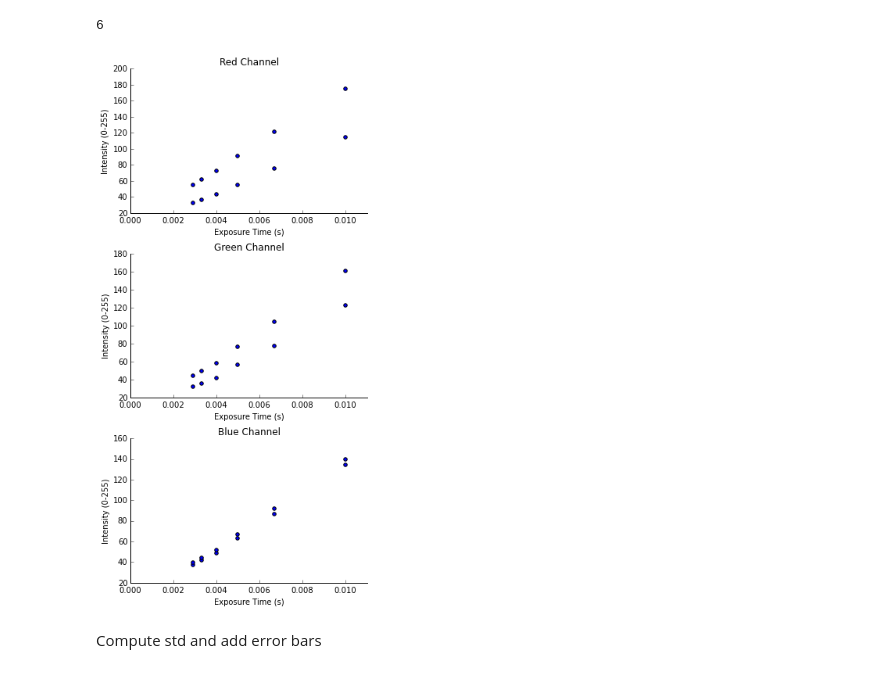
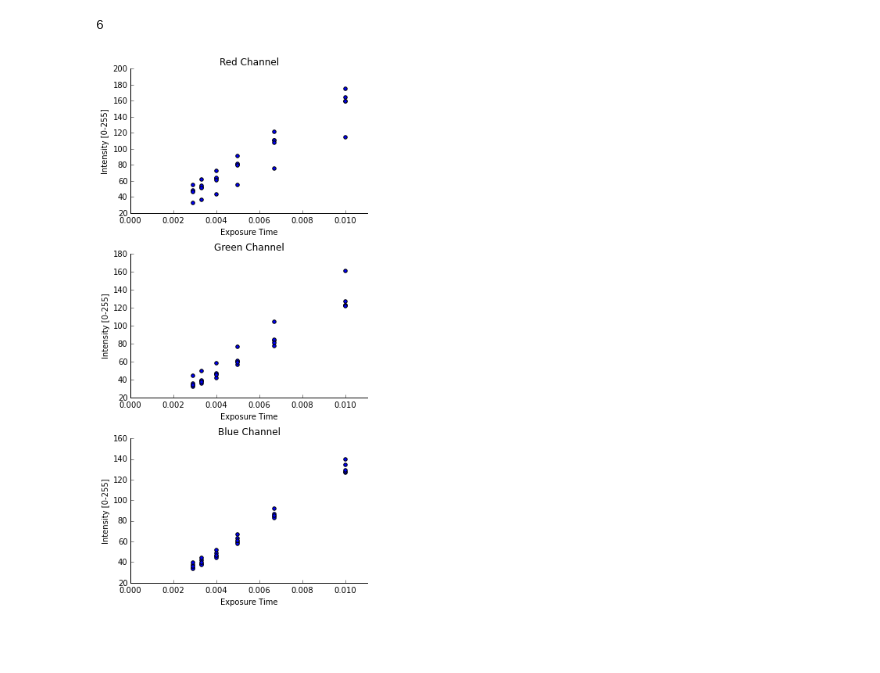
Before and after one commit to JAmarel/Droplets, a Jupyter notebook: Thickness.ipynb, the cells around one changed output. Saved outputs shown, nothing was run; the diff lists cells and outputs as text; code cells hidden in the pictures; blank space fills up the shorter version.

Commit message:
Updated Thickness Plotting

```diff
--- a/Thickness.ipynb
+++ b/Thickness.ipynb
@@ -4,0 +17,4 @@ import matplotlib.pyplot as plt
+# %%
+RedData = np.array([np.array([df[Sheet][2:][i] for i in np.arange(1,df[Sheet].shape[1],6)]) for Sheet in df])
+GreenData = np.array([np.array([df[Sheet][2:][i] for i in np.arange(3,df[Sheet].shape[1],6)]) for Sheet in df])
+BlueData = np.array([np.array([df[Sheet][2:][i] for i in np.arange(5,df[Sheet].shape[1],6)]) for Sheet in df])
@@ -4,0 +41,15 @@ import matplotlib.pyplot as plt
+# %%
+#STD for all thickness at all espsure
+STDRedData = np.array([np.array([np.std(rr[j][i]) for i in np.arange(0,len(rr[j]))]) for j in np.arange(0,len(rr))])
+STDGreenData = np.array([np.array([np.std(gg[j][i]) for i in np.arange(0,len(gg[j]))]) for j in np.arange(0,len(gg))])
+STDBlueData = np.array([np.array([np.std(bb[j][i]) for i in np.arange(0,len(bb[j]))]) for j in np.arange(0,len(bb))])
+# %%
+#Weighted Sum Calculations
+AvgRedData = np.array([np.array([np.sum(np.array([RedData[k][j][i]*PixValues[i] for i in PixValues]))/np.sum(RedData[k][j])
+          for j in np.arange(0,len(RedData[k]))]) for k in np.arange(0,len(RedData))])
+
+AvgGreenData = np.array([np.array([np.sum(np.array([GreenData[k][j][i]*PixValues[i] for i in PixValues]))/np.sum(GreenData[k][j])
+          for j in np.arange(0,len(GreenData[k]))]) for k in np.arange(0,len(GreenData))])
+
+AvgBlueData = np.array([np.array([np.sum(np.array([BlueData[k][j][i]*PixValues[i] for i in PixValues]))/np.sum(BlueData[k][j])
+          for j in np.arange(0,len(BlueData[k]))]) for k in np.arange(0,len(BlueData))])
@@ -5,5 +105,5 @@ import matplotlib.pyplot as plt
 # %%
-M_Array = np.loadtxt("DataSet1.txt",dtype=int) #Main Array
+M_Array = np.loadtxt("DataSet1and2.txt",dtype=int) #Main Array
 # %%
 ExposureTimes = np.array([1/100,1/149,1/200,1/250,1/303,1/345]) #Must be entered in the order data was added to text file
 N = len(ExposureTimes) #Number of Exposure Times
@@ -61,39 +161,37 @@ ax2.spines['top'].set_visible(False)
 ax2.yaxis.set_ticks_position('left')
 ax2.xaxis.set_ticks_position('bottom')
 
 ax3.spines['right'].set_visible(False)
 ax3.spines['top'].set_visible(False)
 ax3.yaxis.set_ticks_position('left')
 ax3.xaxis.set_ticks_position('bottom')
 
 plt.sca(ax1)
 for i in np.arange(0,len(Red_C_Array)):
     plt.scatter(ExposureTimes,Red_C_Array[i])
     plt.title("Red Channel")
-    plt.xlabel("Exposure Time (s)")
-    plt.ylabel("Intensity (0-255)")
+    plt.xlabel("Exposure Time")
+    plt.ylabel("Intensity [0-255]")
     plt.xlim(0,np.amax(ExposureTimes)*1.1)
 
 plt.sca(ax2)
 for i in np.arange(0,len(Green_C_Array)):
     plt.scatter(ExposureTimes,Green_C_Array[i])
     plt.title("Green Channel")
-    plt.xlabel("Exposure Time (s)")
-    plt.ylabel("Intensity (0-255)")
+    plt.xlabel("Exposure Time")
+    plt.ylabel("Intensity [0-255]")
     plt.xlim(0,np.amax(ExposureTimes)*1.1)
 
 plt.sca(ax3)
 for i in np.arange(0,len(Blue_C_Array)):
     plt.scatter(ExposureTimes,Blue_C_Array[i])
     plt.title("Blue Channel")
-    plt.xlabel("Exposure Time (s)")
-    plt.ylabel("Intensity (0-255)")
+    plt.xlabel("Exposure Time")
+    plt.ylabel("Intensity [0-255]")
     plt.xlim(0,np.amax(ExposureTimes)*1.1)
 
 
 
 plt.tight_layout()
 # %% [output]
-[figure, old version]
+[figure, new version]
-# %% [markdown]
-Compute std and add error bars
```
Also changed, not shown: parts of 12 cells of this notebook.
